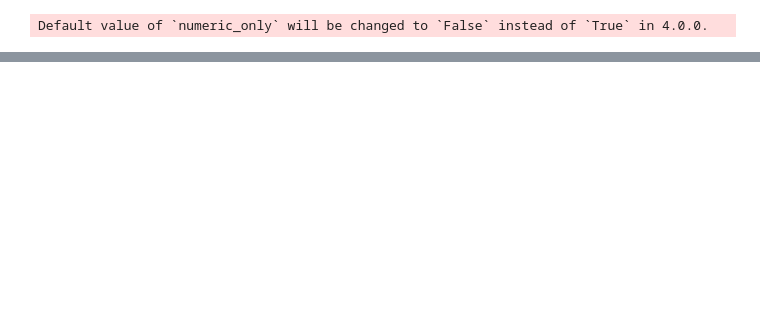
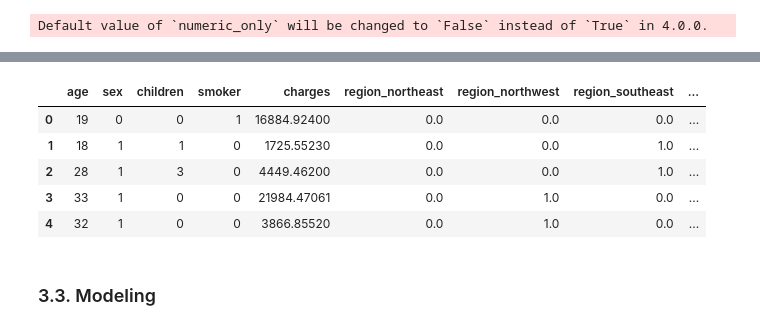
Before and after one commit to mstoychev/Data-Science-Projects, a Jupyter notebook: 6. ML with PySpark/Práctica_de_PySpark_ML_MitkoStoychev.ipynb, the cells around one changed output, grey strips where cells are left out. Saved outputs shown, nothing was run; the diff lists cells and outputs as text; code cells hidden in the pictures; blank space fills up the shorter version.

```diff
--- a/6. ML with PySpark/Práctica_de_PySpark_ML_MitkoStoychev.ipynb
+++ b/6. ML with PySpark/Práctica_de_PySpark_ML_MitkoStoychev.ipynb
@@ -368,0 +382,4 @@ plt.show()
+# %%
+df_ml = df.copy()
+
+df_ml = df_ml.drop(columns=["bmi"])
@@ -368,0 +394,6 @@ plt.show()
+# %%
+# Transform Categorical "sex" to Numerical
+df_ml["sex"] = df_ml["sex"].map({"female": 0, "male": 1})
+
+# Transform Categorical "smoker" to Numerical
+df_ml["smoker"] = df_ml["smoker"].map({"no": 0, "yes": 1})
@@ -368,0 +411,11 @@ plt.show()
+# %%
+df_ml.head()
+# %% [output]
+|  | age | sex | children | smoker | charges | region_northeast | region_northwest | region_southeast | ... |
+| 0 | 19 | 0 | 0 | 1 | 16884.92400 | 0.0 | 0.0 | 0.0 | ... |
+| 1 | 18 | 1 | 1 | 0 | 1725.55230 | 0.0 | 0.0 | 1.0 | ... |
+| 2 | 28 | 1 | 3 | 0 | 4449.46200 | 0.0 | 0.0 | 1.0 | ... |
+| 3 | 33 | 1 | 0 | 0 | 21984.47061 | 0.0 | 1.0 | 0.0 | ... |
+| 4 | 32 | 1 | 0 | 0 | 3866.85520 | 0.0 | 1.0 | 0.0 | ... |
+# %% [markdown]
+### 3.3. Modeling
```
Also changed, not shown: parts of 16 cells of this notebook.
